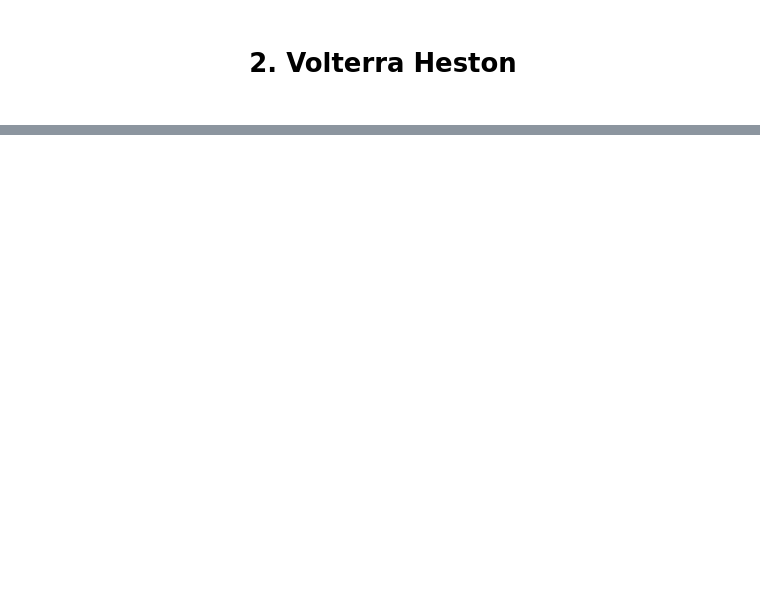
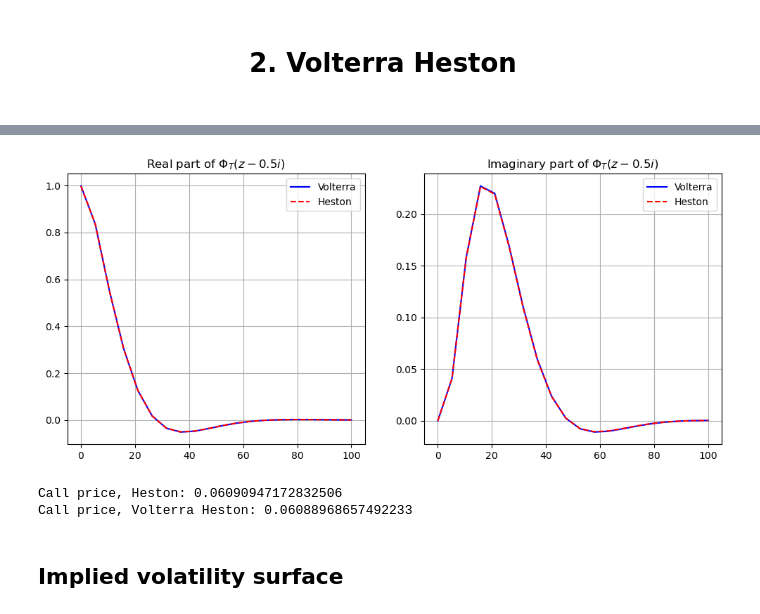
Before and after one commit to MrG1raffe/VolterraProcesses, a Jupyter notebook: Group1_Challenge2.ipynb, the cells around one changed output, grey strips where cells are left out. Cells and saved outputs as stored; diff of their text form; code cells hidden in the pictures; blank space fills up the shorter version.

```diff
--- a/Group1_Challenge2.ipynb
+++ b/Group1_Challenge2.ipynb
@@ -246,0 +426,46 @@ and parameters
+# %%
+kappa = 0
+theta = 0.02
+rho = -0.7
+eta = 0.3
+
+H = 0.5
+eps = 0.00
+
+S0 = 1.
+V0 = 0.02
+
+volterra_model = VolterraHeston_model(theta=theta, kappa=kappa, rho=rho, eta=eta, H=H, eps=eps)
+heston_model = Heston_model(theta=theta, kappa=kappa, rho=rho, eta=eta)
+# %%
+v_array = np.linspace(0, 100, 20) - 0.5j
+cf_volterra = [volterra_model._charfunc(v, T=T, S0=S0, V0=V0) for v in v_array]
+cf_heston = [heston_model._charfunc(v, T=T, St=S0, Vt=V0) for v in v_array]
+
+fig, ax = plt.subplots(1, 2, figsize=(12, 5))
+ax[0].plot(np.real(v_array), np.real(cf_volterra), 'b', label='Volterra')
+ax[0].plot(np.real(v_array), np.real(cf_heston), 'r--', label='Heston')
+ax[0].legend()
+ax[0].grid()
+ax[0].set_title("Real part of $\Phi_T(z - 0.5i)$")
+
+ax[1].plot(np.real(v_array), np.imag(cf_volterra), 'b', label='Volterra')
+ax[1].plot(np.real(v_array), np.imag(cf_heston), 'r--', label='Heston')
+ax[1].legend()
+ax[1].grid()
+ax[1].set_title("Imaginary part of $\Phi_T(z - 0.5i)$")
+
+plt.show()
+# %% [output]
+[figure, added]
+# %%
+K = 1
+T = 1
+
+print('Call price, Heston:', heston_model.call(T=T, K=K, S=S0, V=V0))
+print('Call price, Volterra Heston:', volterra_model.call(T=T, K=K, S=S0, V=V0))
+# %% [output]
+Call price, Heston: 0.06090947172832506
+Call price, Volterra Heston: 0.06088968657492233
+# %% [markdown]
+## Implied volatility surface
```
Also changed, not shown: parts of 24 cells of this notebook.
